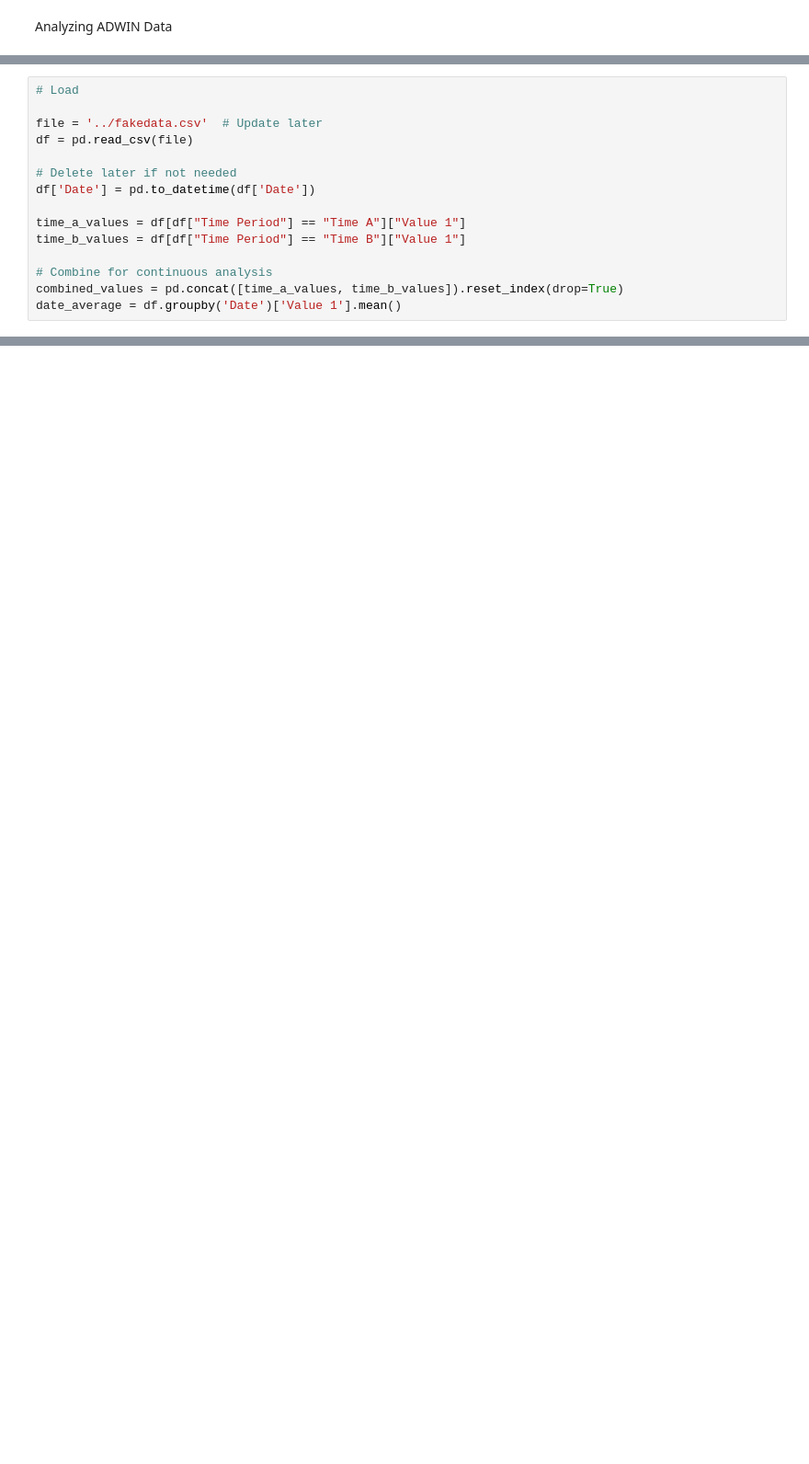
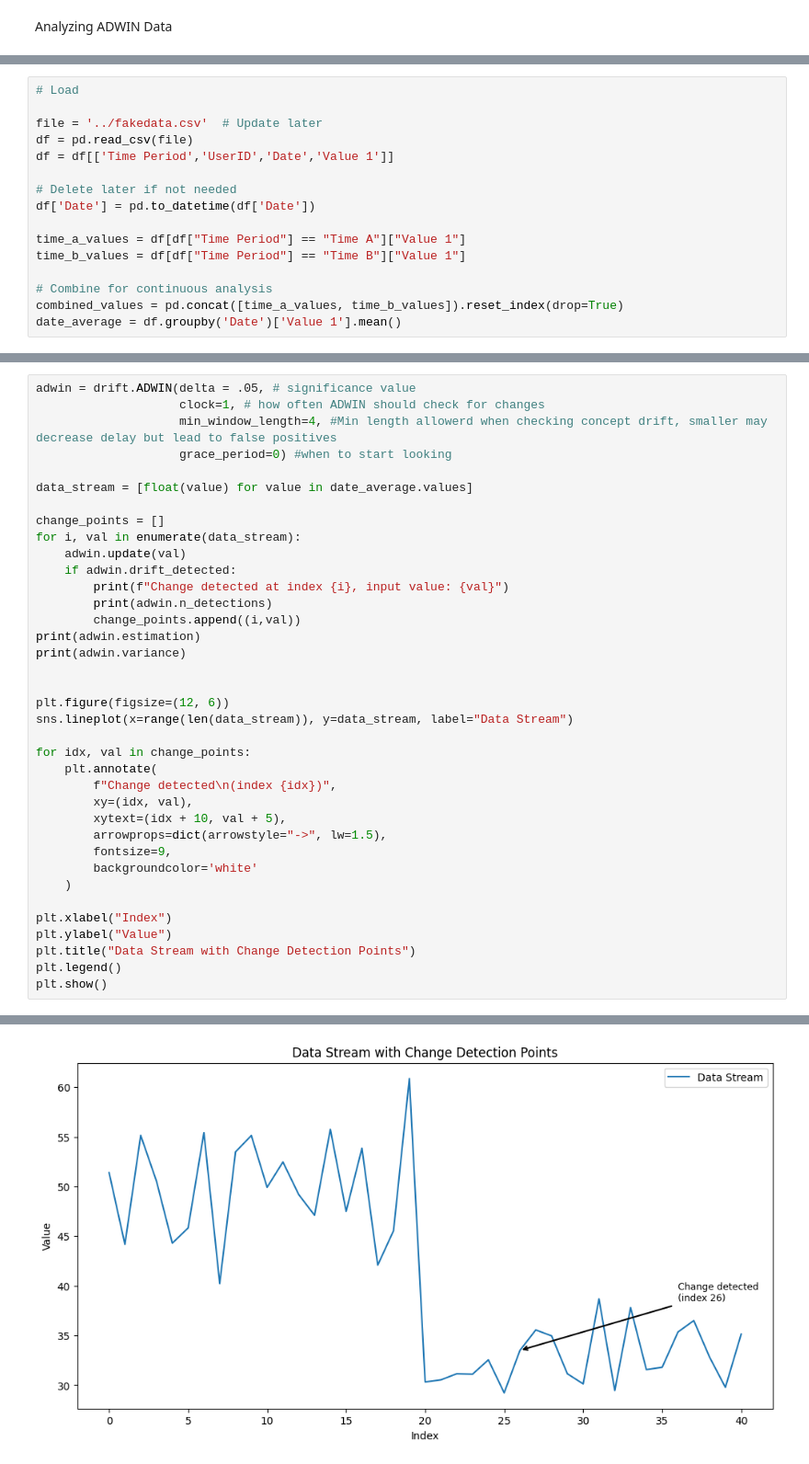
Before and after one commit to danieltabach/Drift-Detection, a Jupyter notebook: Victor Models/adwin.ipynb, the cells around one changed output, grey strips where cells are left out. Shown: that part at 92% size. Cells and saved outputs as stored; diff of their text form; blank space fills up the shorter version.

Commit message:
Adwin development

```diff
--- a/Victor Models/adwin.ipynb
+++ b/Victor Models/adwin.ipynb
@@ -10,6 +14,7 @@ import matplotlib.pyplot as plt
 
 file = '../fakedata.csv'  # Update later
 df = pd.read_csv(file)
+df = df[['Time Period','UserID','Date','Value 1']]
 
 # Delete later if not needed
 df['Date'] = pd.to_datetime(df['Date'])
@@ -22,0 +30,38 @@ date_average = df.groupby('Date')['Value 1'].mean()
+# %%
+adwin = drift.ADWIN(delta = .05, # significance value
+                    clock=1, # how often ADWIN should check for changes
+                    min_window_length=4, #Min length allowerd when checking concept drift, smaller may decrease delay but lead to false positives
+                    grace_period=0) #when to start looking
+
+data_stream = [float(value) for value in date_average.values]
+
+change_points = []
+for i, val in enumerate(data_stream):
+    adwin.update(val)
+    if adwin.drift_detected:
+        print(f"Change detected at index {i}, input value: {val}")
+        print(adwin.n_detections)
+        change_points.append((i,val))
+print(adwin.estimation)
+print(adwin.variance)
+
+
+plt.figure(figsize=(12, 6))
+sns.lineplot(x=range(len(data_stream)), y=data_stream, label="Data Stream")
+
+for idx, val in change_points:
+    plt.annotate(
+        f"Change detected\n(index {idx})",
+        xy=(idx, val),
+        xytext=(idx + 10, val + 5),
+        arrowprops=dict(arrowstyle="->", lw=1.5),
+        fontsize=9,
+        backgroundcolor='white'
+    )
+
+plt.xlabel("Index")
+plt.ylabel("Value")
+plt.title("Data Stream with Change Detection Points")
+plt.legend()
+plt.show()
+# %% [output]
@@ -22,0 +72 @@ date_average = df.groupby('Date')['Value 1'].mean()
+[figure, added]
```
Also changed, not shown: parts of 12 cells of this notebook.
